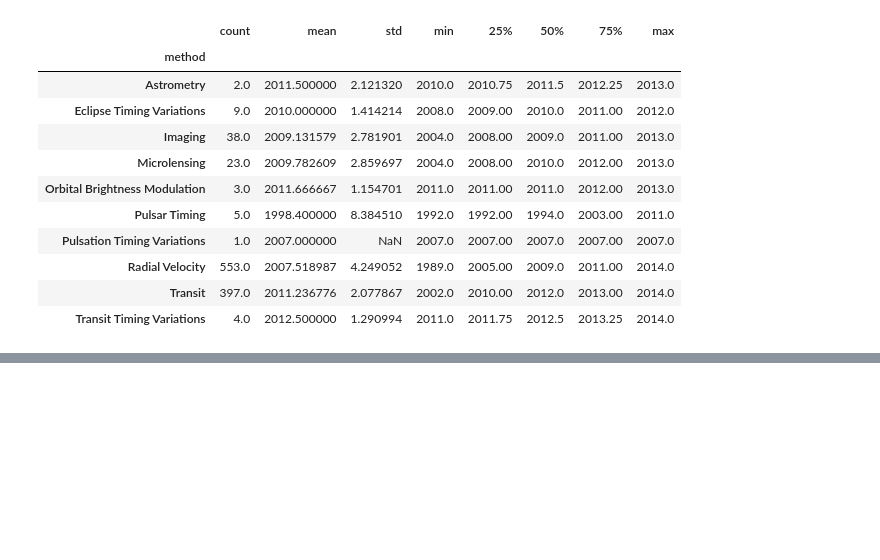
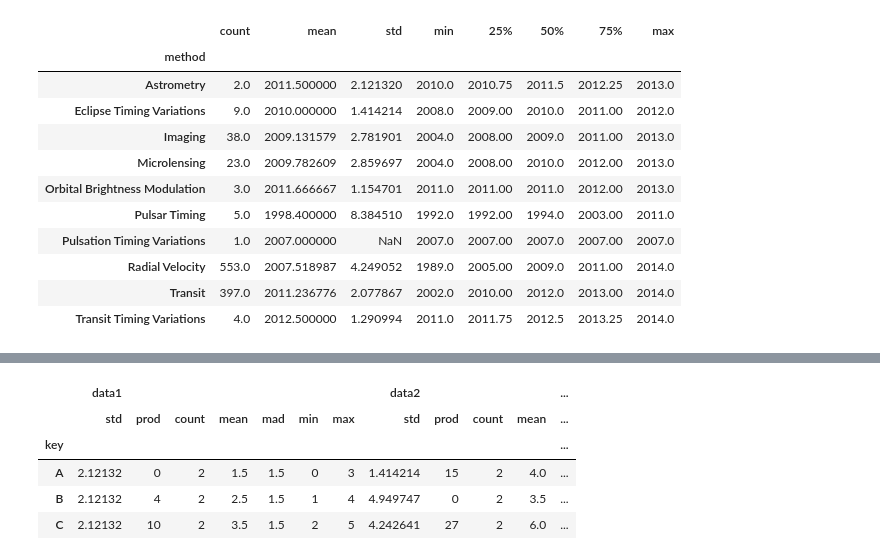
Before and after one commit to rajesh1994/python_excercise_programiz, a Jupyter notebook: python/10_pandas/python_for_datascience_handbook/8. Aggregation and Grouping.ipynb, the cells around one changed output, grey strips where cells are left out. Cells and saved outputs as stored; diff of their text form; code cells hidden in the pictures; blank space fills up the shorter version.

```diff
--- a/python/10_pandas/python_for_datascience_handbook/8. Aggregation and Grouping.ipynb
+++ b/python/10_pandas/python_for_datascience_handbook/8. Aggregation and Grouping.ipynb
@@ -268,0 +272,4 @@ planets.groupby('method')['year'].describe()
+# %%
+rng = np.random.RandomState(0)
+df = pd.DataFrame({'key' : ['A', 'B', 'C', 'A', 'B', 'C'], 'data1' : range(6), 'data2' : rng.randint(0, 10, 6)})
+df
@@ -268,0 +288,9 @@ planets.groupby('method')['year'].describe()
+# %%
+df.groupby('key').aggregate(['std', 'prod', 'count', 'mean', 'mad', 'min', 'max'])
+# %% [output]
+|  | data1 |  |  |  |  |  |  | data2 |  |  |  | ... |
+|  | std | prod | count | mean | mad | min | max | std | prod | count | mean | ... |
+| key |  |  |  |  |  |  |  |  |  |  |  | ... |
+| A | 2.12132 | 0 | 2 | 1.5 | 1.5 | 0 | 3 | 1.414214 | 15 | 2 | 4.0 | ... |
+| B | 2.12132 | 4 | 2 | 2.5 | 1.5 | 1 | 4 | 4.949747 | 0 | 2 | 3.5 | ... |
+| C | 2.12132 | 10 | 2 | 3.5 | 1.5 | 2 | 5 | 4.242641 | 27 | 2 | 6.0 | ... |
```
Also changed, not shown: parts of 12 cells of this notebook.
